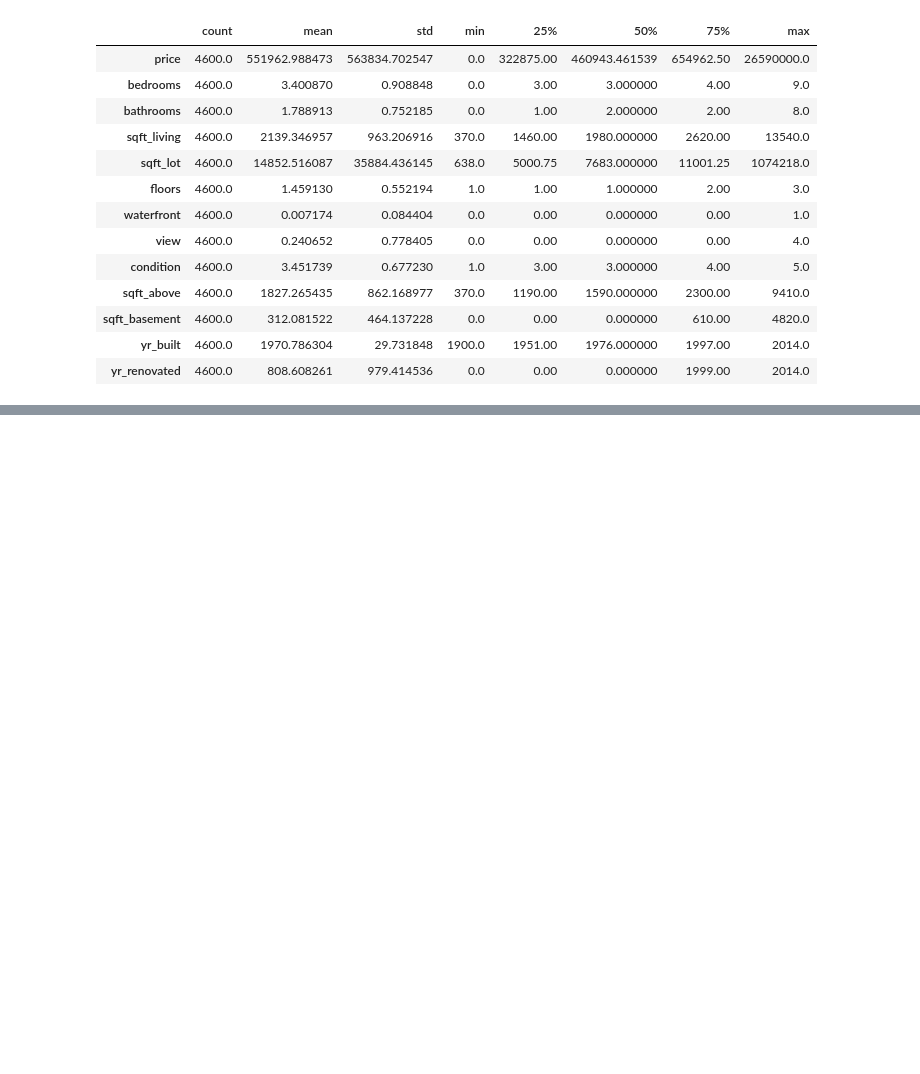
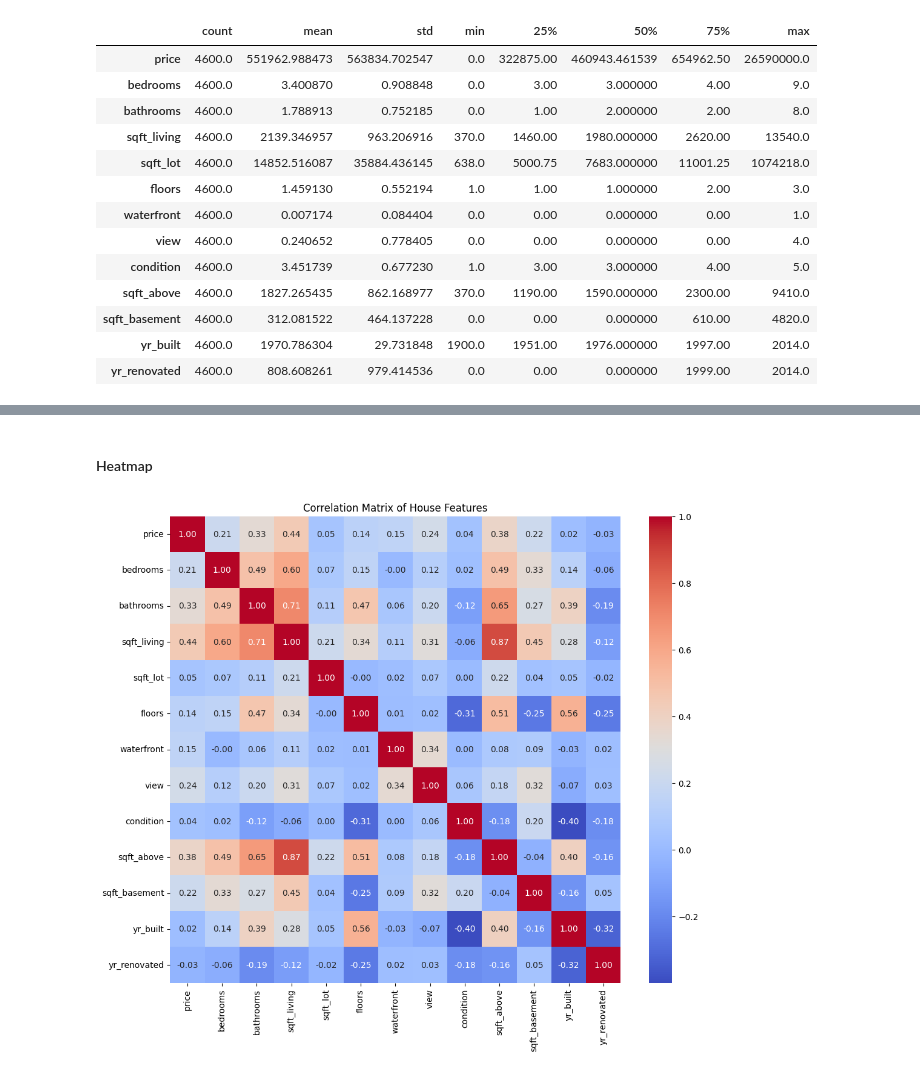
Before and after one commit to rabin20-04/ML-Algorithms, a Jupyter notebook: house_price_prediction.ipynb, the cells around one changed output, grey strips where cells are left out. Cells and saved outputs as stored; diff of their text form; code cells hidden in the pictures; blank space fills up the shorter version.

```diff
--- a/house_price_prediction.ipynb
+++ b/house_price_prediction.ipynb
@@ -165,0 +188,5 @@ We have 5 categorical features : ['date', 'street', 'city', 'statezip', 'country
+# %%
+# df.loc[df["price"] > 0, :].sample()
+
+df.drop(df[(df[["price", "bedrooms", "bathrooms"]] == 0).any(axis=1)].index, inplace=True)
+# drop rows with zero values that are irrelevant
@@ -165,0 +255,17 @@ We have 5 categorical features : ['date', 'street', 'city', 'statezip', 'country
+# %% [markdown]
+#### Heatmap
+# %%
+# Selects only columns with numeric data types
+
+start_1=time.time()
+numeric_df = df.select_dtypes(include=np.number)
+
+correlation_matrix = numeric_df.corr()
+
+plt.figure(figsize=(12, 10))  # Adjust the figure size as needed
+sns.heatmap(correlation_matrix, annot=True, cmap='coolwarm', fmt=".2f")
+plt.title('Correlation Matrix of House Features')
+plt.show()
+time_1=(time.time())-start_1
+# %% [output]
+[figure, added]
```
Also changed, not shown: parts of 44 cells of this notebook.
